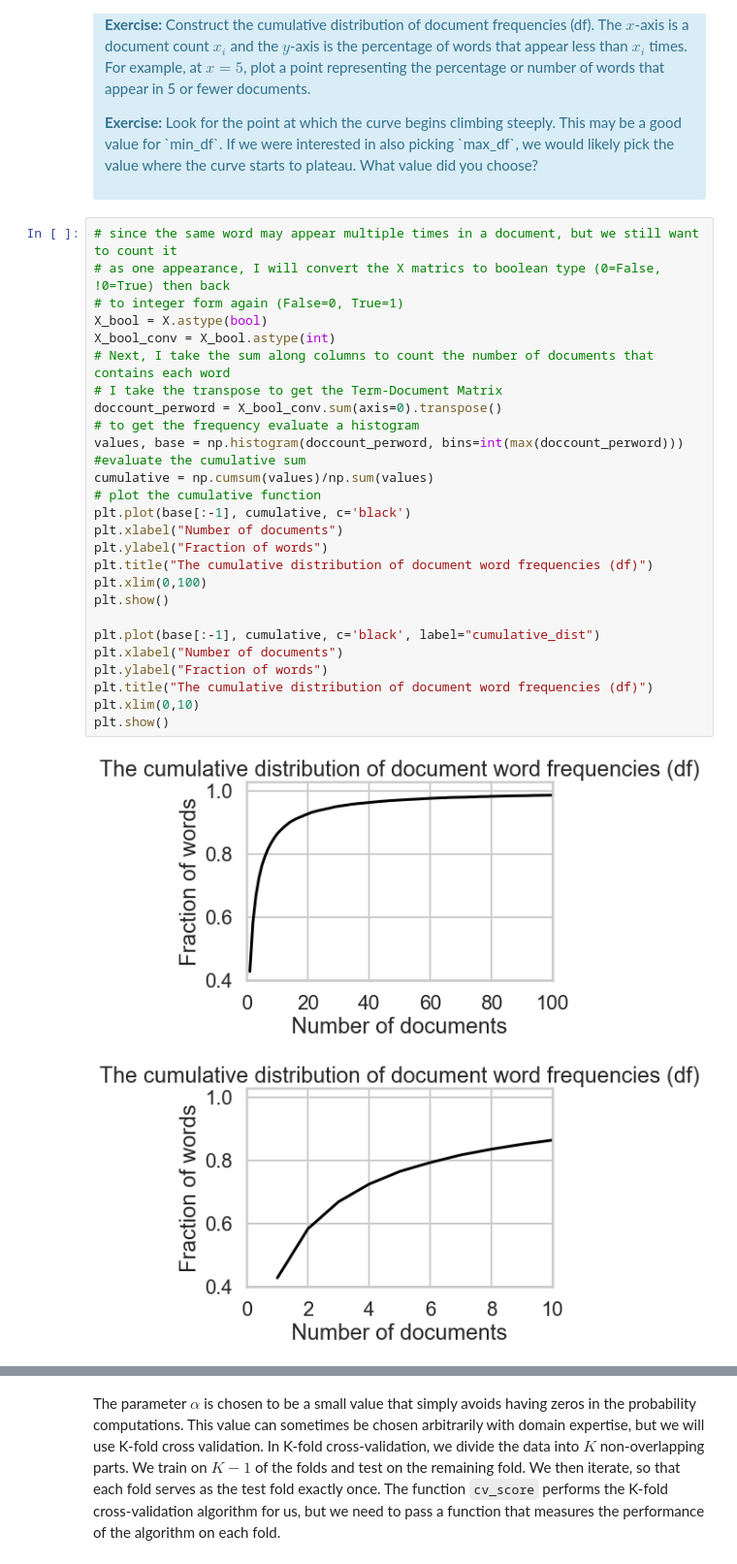
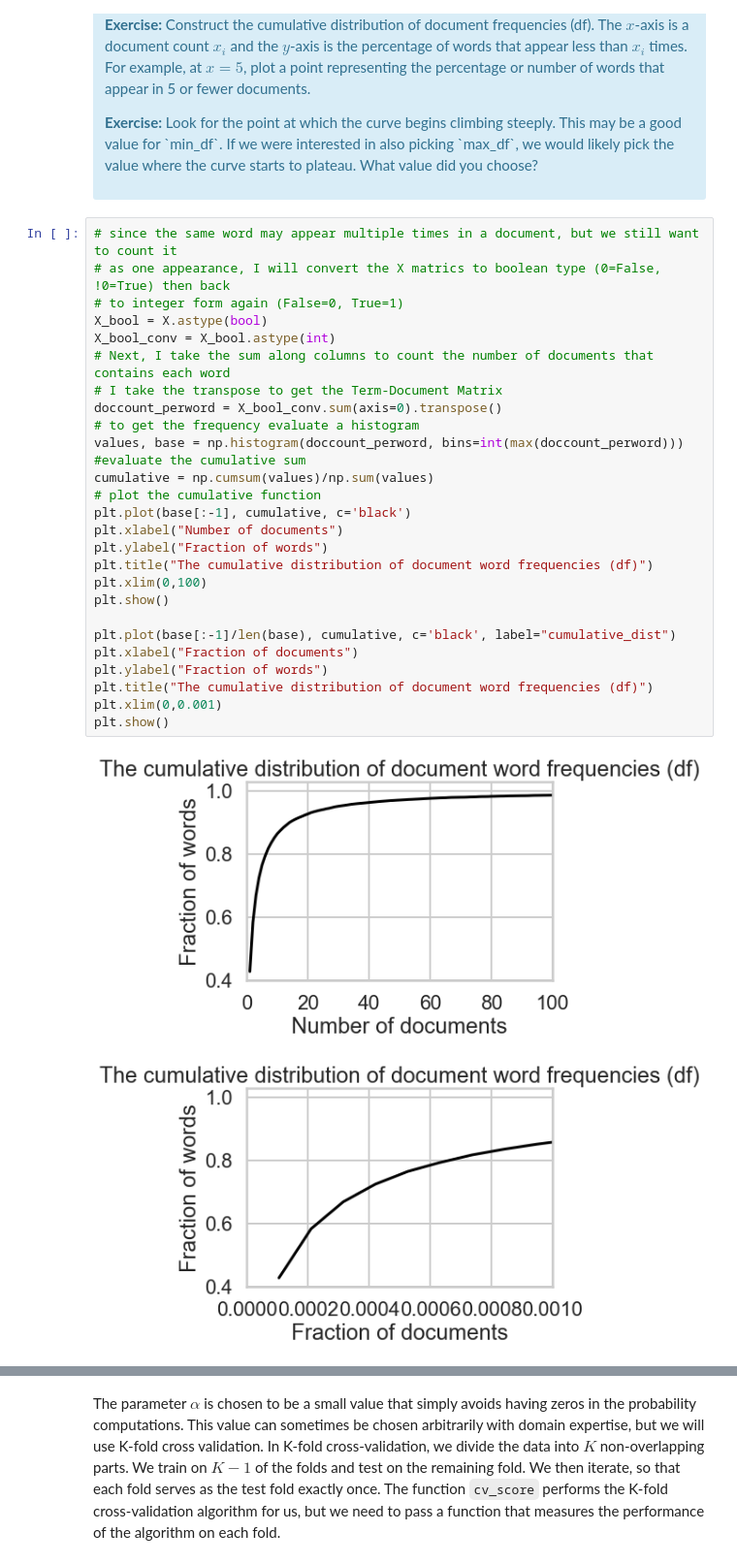
Before and after one commit to zhakhverdyan/Springboard-homework, a Jupyter notebook: naive_bayes/Mini_Project_Naive_Bayes.ipynb, the cells around one changed output, grey strips where cells are left out. Shown at 97% size. Drawn from its saved outputs; the diff is of its cells as text.

```diff
--- a/naive_bayes/Mini_Project_Naive_Bayes.ipynb
+++ b/naive_bayes/Mini_Project_Naive_Bayes.ipynb
@@ -318,33 +318,33 @@ First, let's find an appropriate value for `min_df` for the `CountVectorizer`. `
 # %%
 # since the same word may appear multiple times in a document, but we still want to count it
 # as one appearance, I will convert the X matrics to boolean type (0=False, !0=True) then back
 # to integer form again (False=0, True=1)
 X_bool = X.astype(bool)
 X_bool_conv = X_bool.astype(int)
 # Next, I take the sum along columns to count the number of documents that contains each word
 # I take the transpose to get the Term-Document Matrix
 doccount_perword = X_bool_conv.sum(axis=0).transpose()
 # to get the frequency evaluate a histogram
 values, base = np.histogram(doccount_perword, bins=int(max(doccount_perword)))
 #evaluate the cumulative sum
 cumulative = np.cumsum(values)/np.sum(values)
 # plot the cumulative function
 plt.plot(base[:-1], cumulative, c='black')
 plt.xlabel("Number of documents")
 plt.ylabel("Fraction of words")
 plt.title("The cumulative distribution of document word frequencies (df)")
 plt.xlim(0,100)
 plt.show()
 
-plt.plot(base[:-1], cumulative, c='black', label="cumulative_dist")
-plt.xlabel("Number of documents")
+plt.plot(base[:-1]/len(base), cumulative, c='black', label="cumulative_dist")
+plt.xlabel("Fraction of documents")
 plt.ylabel("Fraction of words")
 plt.title("The cumulative distribution of document word frequencies (df)")
-plt.xlim(0,10)
+plt.xlim(0,0.001)
 plt.show()
 # %% [output]
 [figure]
-[figure, old version]
+[figure, new version]
 # %% [markdown]
 #### Exercise: Look for the point at which the curve begins climbing steeply. This may be a good value for `min_df`. If we were interested in also picking `max_df`, we would likely pick the value where the curve starts to plateau. What value did you choose?
 I set the limit for the x-axis at 100 for the first graph, since the graph plateaus afterwards, and it is impossible to see the initial climb of the curve if the entire dataset is plotted. From the first figure I would pick 80 as max_df; this is where the curve plateaus.
```
Also changed, not shown: parts of 13 cells of this notebook.
